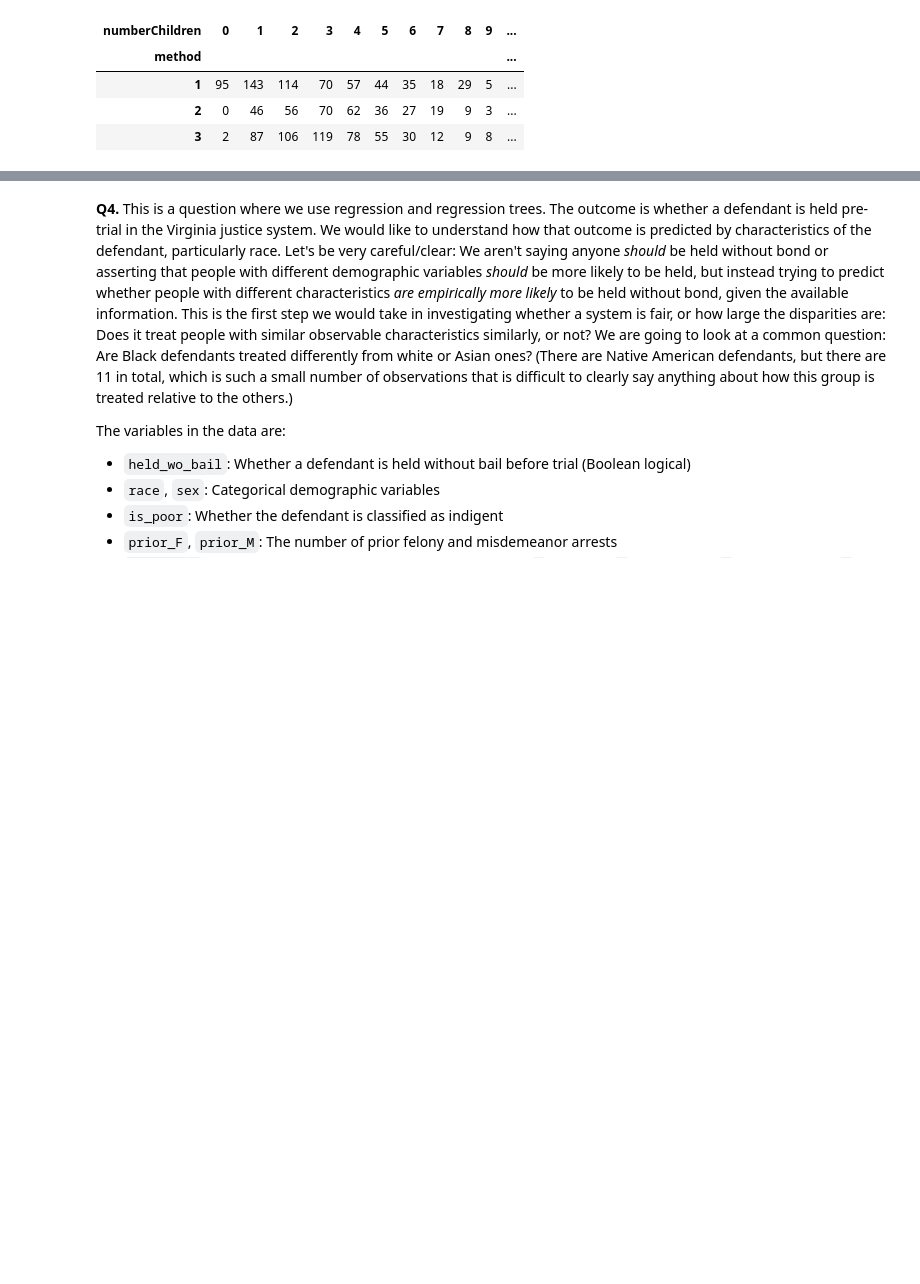
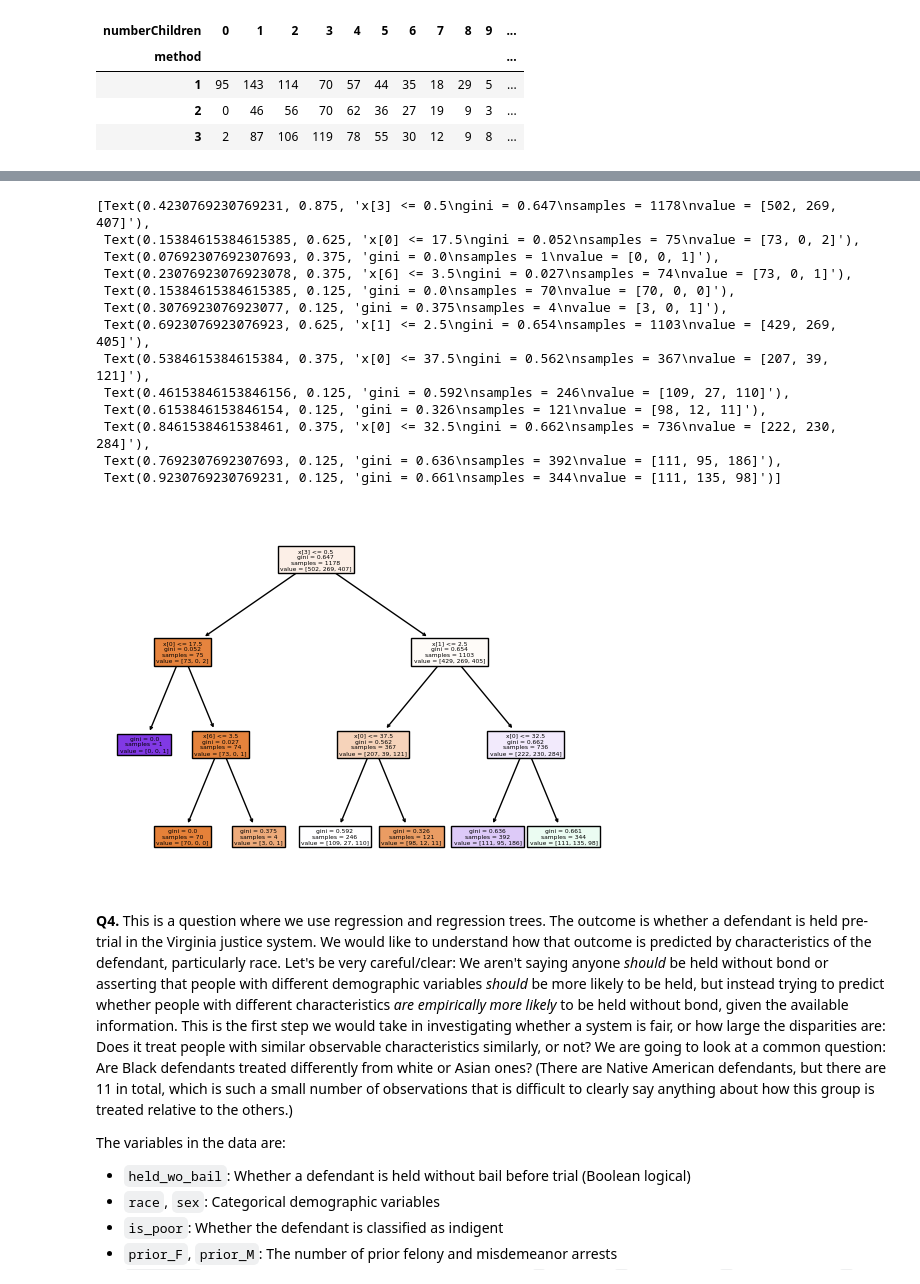
Before and after one commit to BAltenburger/assignment4, a Jupyter notebook: assignment4.ipynb, the cells around one changed output, grey strips where cells are left out. Saved outputs shown, nothing was run; the diff lists cells and outputs as text; code cells hidden in the pictures; blank space fills up the shorter version.

```diff
--- a/assignment4.ipynb
+++ b/assignment4.ipynb
@@ -429,3 +482,25 @@ X_train, X_test, y_train, y_test = train_test_split(X,y,test_size=.2,random_stat
+# %%
+from sklearn import tree
+cart = tree.DecisionTreeClassifier(max_depth=3)
+cart = cart.fit(X_train, y_train)
+tree.plot_tree(cart,filled=True)
+# Again I had to adjust the max_depth so I could read the terminal nodes
+# The terminal varaibles here are age and
+# %% [output]
+[Text(0.4230769230769231, 0.875, 'x[3] <= 0.5\ngini = 0.647\nsamples = 1178\nvalue = [502, 269, 407]'),
+ Text(0.15384615384615385, 0.625, 'x[0] <= 17.5\ngini = 0.052\nsamples = 75\nvalue = [73, 0, 2]'),
+ Text(0.07692307692307693, 0.375, 'gini = 0.0\nsamples = 1\nvalue = [0, 0, 1]'),
+ Text(0.23076923076923078, 0.375, 'x[6] <= 3.5\ngini = 0.027\nsamples = 74\nvalue = [73, 0, 1]'),
+ Text(0.15384615384615385, 0.125, 'gini = 0.0\nsamples = 70\nvalue = [70, 0, 0]'),
+ Text(0.3076923076923077, 0.125, 'gini = 0.375\nsamples = 4\nvalue = [3, 0, 1]'),
+ Text(0.6923076923076923, 0.625, 'x[1] <= 2.5\ngini = 0.654\nsamples = 1103\nvalue = [429, 269, 405]'),
+ Text(0.5384615384615384, 0.375, 'x[0] <= 37.5\ngini = 0.562\nsamples = 367\nvalue = [207, 39, 121]'),
+ Text(0.46153846153846156, 0.125, 'gini = 0.592\nsamples = 246\nvalue = [109, 27, 110]'),
+ Text(0.6153846153846154, 0.125, 'gini = 0.326\nsamples = 121\nvalue = [98, 12, 11]'),
+ Text(0.8461538461538461, 0.375, 'x[0] <= 32.5\ngini = 0.662\nsamples = 736\nvalue = [222, 230, 284]'),
+ Text(0.7692307692307693, 0.125, 'gini = 0.636\nsamples = 392\nvalue = [111, 95, 186]'),
+ Text(0.9230769230769231, 0.125, 'gini = 0.661\nsamples = 344\nvalue = [111, 135, 98]')]
+[figure, added]
 # %% [markdown]
 **Q4.** This is a question where we use regression and regression trees. The outcome is whether a defendant is held pre-trial in the Virginia justice system. We would like to understand how that outcome is predicted by characteristics of the defendant, particularly race. Let's be very careful/clear: We aren't saying anyone *should* be held without bond or asserting that people with different demographic variables *should* be more likely to be held, but instead trying to predict whether people with different characteristics *are empirically more likely* to be held without bond, given the available information. This is the first step we would take in investigating whether a system is fair, or how large the disparities are: Does it treat people with similar observable characteristics similarly, or not? We are going to look at a common question: Are Black defendants treated differently from white or Asian ones? (There are Native American defendants, but there are 11 in total, which is such a small number of observations that is difficult to clearly say anything about how this group is treated relative to the others.)
 
```
Also changed, not shown: parts of 4 cells of this notebook.
